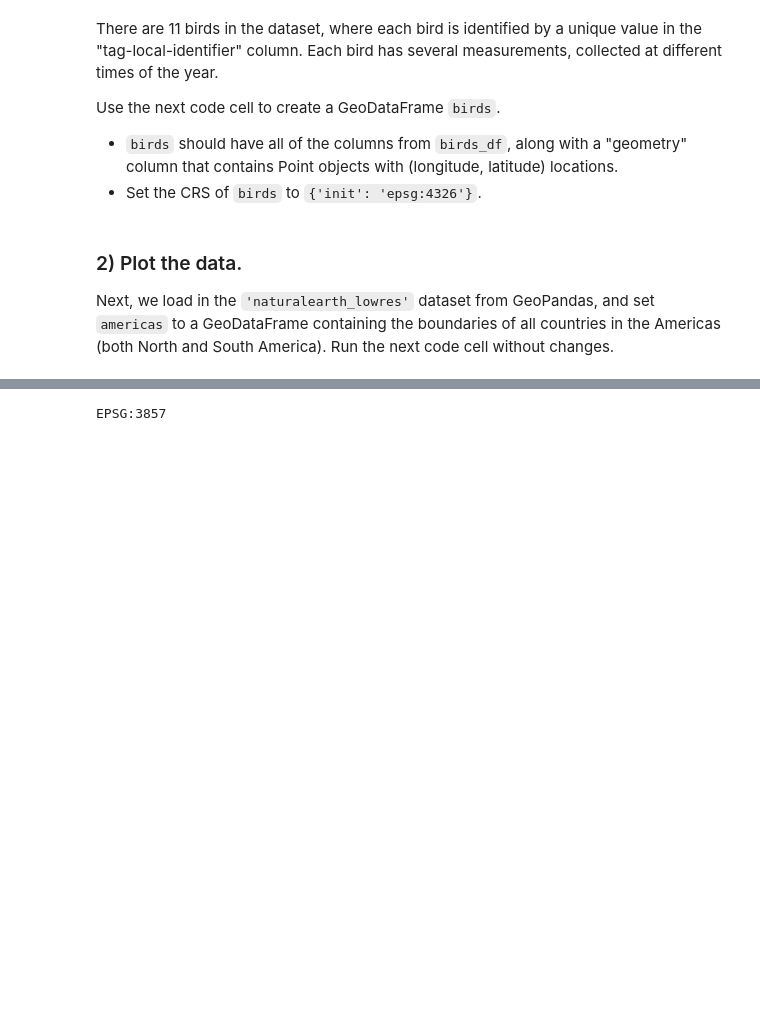
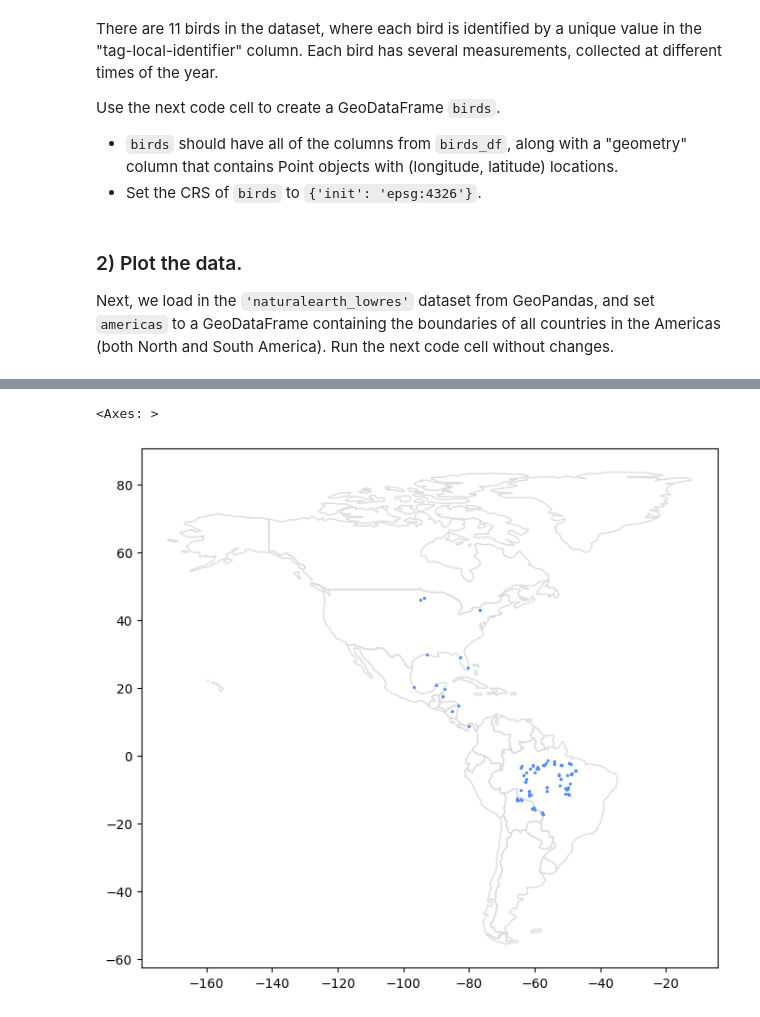
Before and after one commit to bcjspiros/edu-kaggle-GeospatialAnalysis, a Jupyter notebook: notebooks/Python/CoordinateReferenceSystems.ipynb, the cells around one changed output, grey strips where cells are left out. Cells and saved outputs as stored; diff of their text form; code cells hidden in the pictures; blank space fills up the shorter version.

Commit message:
Completed exercises from lesson two and some of the datasets: world protected areas is too large

```diff
--- a/notebooks/Python/CoordinateReferenceSystems.ipynb
+++ b/notebooks/Python/CoordinateReferenceSystems.ipynb
@@ -197,6 +179,5 @@ birds.crs = 'epsg:4326'
 Next, we load in the `'naturalearth_lowres'` dataset from GeoPandas, and set `americas` to a GeoDataFrame containing the boundaries of all countries in the Americas (both North and South America).  Run the next code cell without changes.
 # %%
 # Load a GeoDataFrame with country boundaries in North/South America, print the first 5 rows
-world = gpd.read_file(here("data/world_continents/world_continents.shp"))
-americas = world.loc[world['CONTINENT'].isin(['North America', 'South America'])]
-americas.head()
+ne_world = gpd.read_file(here("data/tmap_World/tmap_World.shp"))
+americas = ne_world.loc[ne_world['continent'].isin(['North America', 'South America'])]
@@ -207,4 +184,6 @@ americas.head()
-# %%
-print(americas.crs)
-# %% [output]
-EPSG:3857
+# %%
+ax = americas.plot(figsize=(8,8), color = 'none', edgecolor='gainsboro')
+birds.plot(markersize=2, ax=ax)
+# %% [output]
+<Axes: >
+[figure, added]
```
Also changed, not shown: parts of 25 cells of this notebook, 8 other files.
